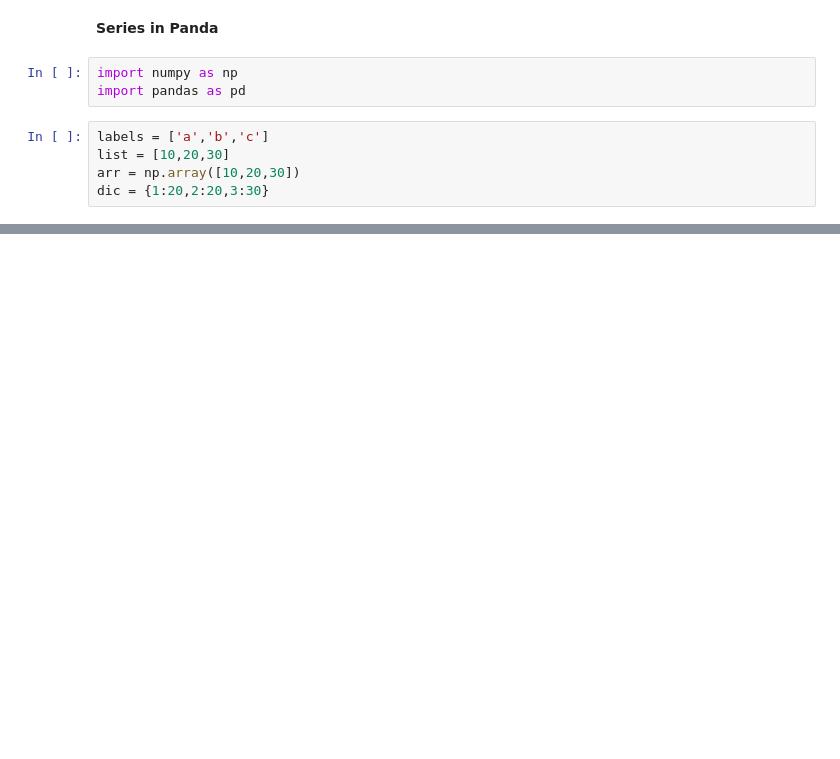
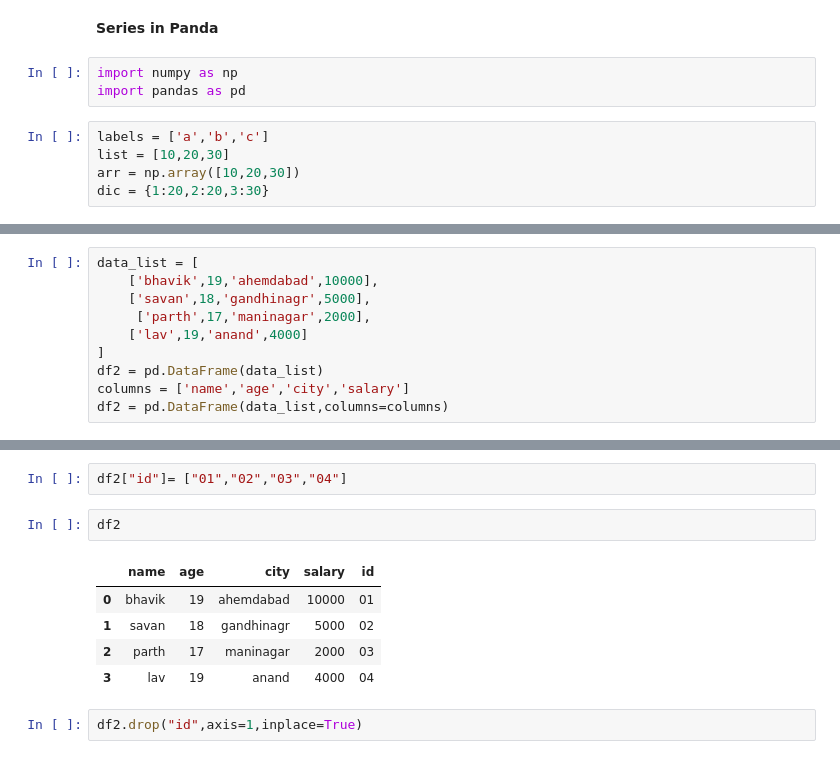
Before and after one commit to Bhavikpatel2910/python-learning-, a Jupyter notebook: panda/panda.ipynb, the cells around one changed output, grey strips where cells are left out. Drawn from its saved outputs; the diff is of its cells as text; blank space fills up the shorter version.

```diff
--- a/panda/panda.ipynb
+++ b/panda/panda.ipynb
@@ -52,0 +59,10 @@ dtype: float64
+# %%
+data_list = [
+    ['bhavik',19,'ahemdabad',10000],
+    ['savan',18,'gandhinagr',5000],
+     ['parth',17,'maninagar',2000],
+    ['lav',19,'anand',4000]
+]
+df2 = pd.DataFrame(data_list)
+columns = ['name','age','city','salary']
+df2 = pd.DataFrame(data_list,columns=columns)
@@ -52,0 +87,12 @@ dtype: float64
+# %%
+df2["id"]= ["01","02","03","04"]
+# %%
+df2
+# %% [output]
+|  | name | age | city | salary | id |
+| 0 | bhavik | 19 | ahemdabad | 10000 | 01 |
+| 1 | savan | 18 | gandhinagr | 5000 | 02 |
+| 2 | parth | 17 | maninagar | 2000 | 03 |
+| 3 | lav | 19 | anand | 4000 | 04 |
+# %%
+df2.drop("id",axis=1,inplace=True)
```
Also changed, not shown: parts of 19 cells of this notebook, 1 other file.
